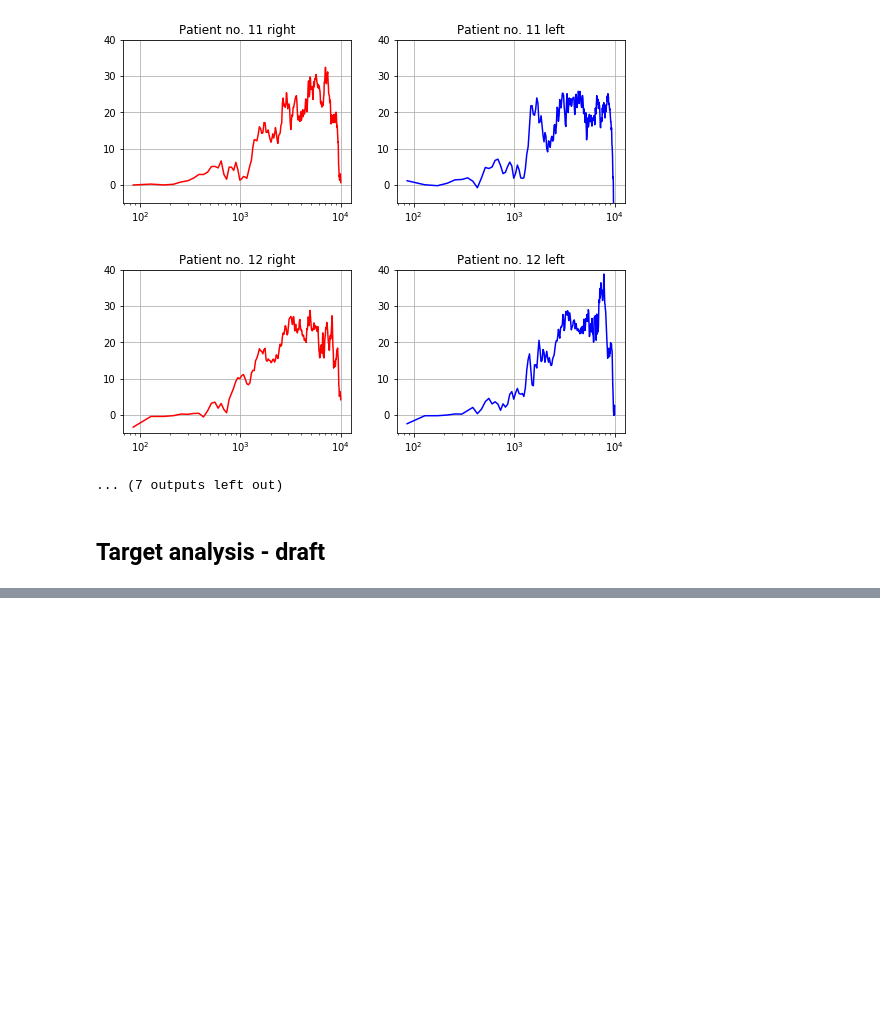
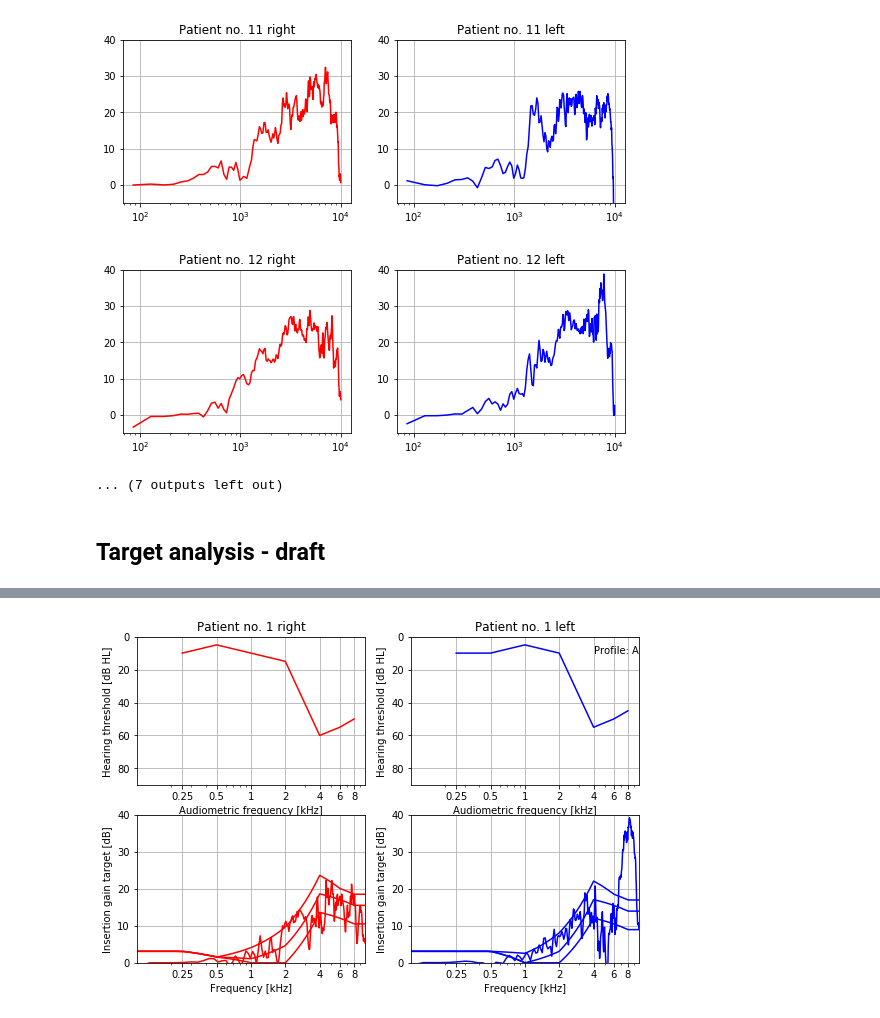
Before and after one commit to tobiaspiechowiak/BEAR_publications, a Jupyter notebook: REM_WP4/Target_analysis.ipynb, the cells around one changed output, grey strips where cells are left out. Saved outputs shown, nothing was run; the diff lists cells and outputs as text; code cells hidden in the pictures; blank space fills up the shorter version.

```diff
--- a/REM_WP4/Target_analysis.ipynb
+++ b/REM_WP4/Target_analysis.ipynb
@@ -296,0 +298,99 @@ for patient_idx in range(nrows):
+# %%
+path = '../../Data/data/'
+#path = 'C:/Users/boko/OneDrive - WSA/Documents/BEAR/BEAR_pilot_data/'
+df = pd.read_excel(path+'WP4_Pilots_Data_OUH_GN.xlsx')
+nrows, _ = df.shape
+
+freqs_audio_no3k = [250, 500, 1000, 2000, 4000, 6000, 8000]
+
+
+for patient_idx in range(nrows):
+    audio_left  = pd.concat([df.iloc[patient_idx,5:9], df.iloc[patient_idx,10:13]])
+    audio_right = pd.concat([df.iloc[patient_idx,13:17], df.iloc[patient_idx,18:21]])
+    profile = df.iloc[patient_idx, 24]
+
+    if profile == 'O':
+        continue
+
+    target_left = calculateBEARtarget(np.array(audio_left), profile)
+    target_right = calculateBEARtarget(np.array(audio_right), profile)
+
+    #now get the corresponding REM
+    df_ = df_REM[df_REM['RC_ID'].str.contains(df['RC_ID'].iloc[0][4:])]
+    freqs_s = list(df_.columns)
+    freqs_s = freqs_s[3:]
+    freqs = [float(s) for s in freqs_s]
+
+    id_right = np.max(np.where( (df_[['Test']] == 'REIG 65').values * (df_[['Ear']] == 'Right').values ))
+    id_left = np.max(np.where( (df_[['Test']] == 'REIG 65').values * (df_[['Ear']] == 'Left').values ))
+
+
+    #interpolate the frequencies and values of the audiogram
+    target_left_ = []
+    target_right_ = []
+    for idx in range(3):
+        target_left_.append(np.interp(freqs, freqs_audio_no3k, target_left[idx,:].astype('float64')))
+        target_right_.append(np.interp(freqs, freqs_audio_no3k, target_right[idx,:].astype('float64')))
+
+    target_left__ = np.array(target_left_)
+    target_right__ = np.array(target_right_)
+
+
+    plt.figure(figsize=(9,6))
+    plt.subplot(2,2,1)
+    plt.semilogx(freqs_audio_no3k,-audio_right,'r')
+    plt.grid()
+    plt.title(f"Patient no. {patient_idx+1} right")
+    plt.ylim(-90, 0)
+    plt.xlim(100, 10000)
+    plt.xticks(freqs_audio_no3k, [.25, .5, 1, 2, 4, 6, 8])
+    plt.yticks([0, -20, -40, -60, -80], [0, 20, 40, 60, 80])
+    plt.xlabel('Audiometric frequency [kHz]')
+    plt.ylabel('Hearing threshold [dB HL]')
+
+    plt.subplot(2,2,2)
+    plt.semilogx(freqs_audio_no3k,-audio_left,'b')
+    plt.grid()
+    plt.title(f"Patient no. {patient_idx+1} left")
+    plt.text(4000, -10, "Profile: "+profile)
+    plt.ylim(-90, 0)
+    plt.xlim(100, 10000)
+    plt.xticks(freqs_audio_no3k, [.25, .5, 1, 2, 4, 6, 8])
+    plt.yticks([0, -20, -40, -60, -80], [0, 20, 40, 60, 80])
+    plt.xlabel('Audiometric frequency [kHz]')
+    plt.ylabel('Hearing threshold [dB HL]')
+
+
+    plt.subplot(2,2,3)
+    plt.semilogx(freqs,target_right__[0,:],'r',linewidth = 2)
+    plt.semilogx(freqs,target_right__[1,:],'r',linewidth = 2)
+    plt.semilogx(freqs,target_right__[2,:],'r',linewidth = 2)
+    #REM 2 REIG65dB
+    plt.semilogx(freqs,df_.iloc[id_right,3:],'r')
+    plt.grid()
+    #plt.title(f"Patient no. {patient_idx+1} right")
+    plt.ylim(0, 40)
+    plt.xlim(100, 10000)
+    plt.xticks(freqs_audio_no3k, [.25, .5, 1, 2, 4, 6, 8])
+    plt.yticks([0, 10, 20, 30, 40], [0, 10, 20, 30, 40])
+    plt.xlabel('Frequency [kHz]')
+    plt.ylabel('Insertion gain target [dB]')
+
+    plt.subplot(2,2,4)
+    plt.semilogx(freqs,target_left__[0,:],'b')
+    plt.semilogx(freqs,target_left__[1,:],'b')
+    plt.semilogx(freqs,target_left__[2,:],'b')
+    #REM @ REIG65dB
+    plt.semilogx(freqs,df_.iloc[id_left,3:],'b')
+    plt.grid()
+    #plt.title(f"Patient no. {patient_idx+1} left")
+    plt.ylim(0, 40)
+    plt.xlim(100, 10000)
+    plt.xticks(freqs_audio_no3k, [.25, .5, 1, 2, 4, 6, 8])
+    plt.yticks([0, 10, 20, 30, 40], [0, 10, 20, 30, 40])
+    plt.xlabel('Frequency [kHz]')
+    plt.ylabel('Insertion gain target [dB]')
+
+    break
+# %% [output]
+[figure, added]
```
Also changed, not shown: parts of 10 cells of this notebook.
